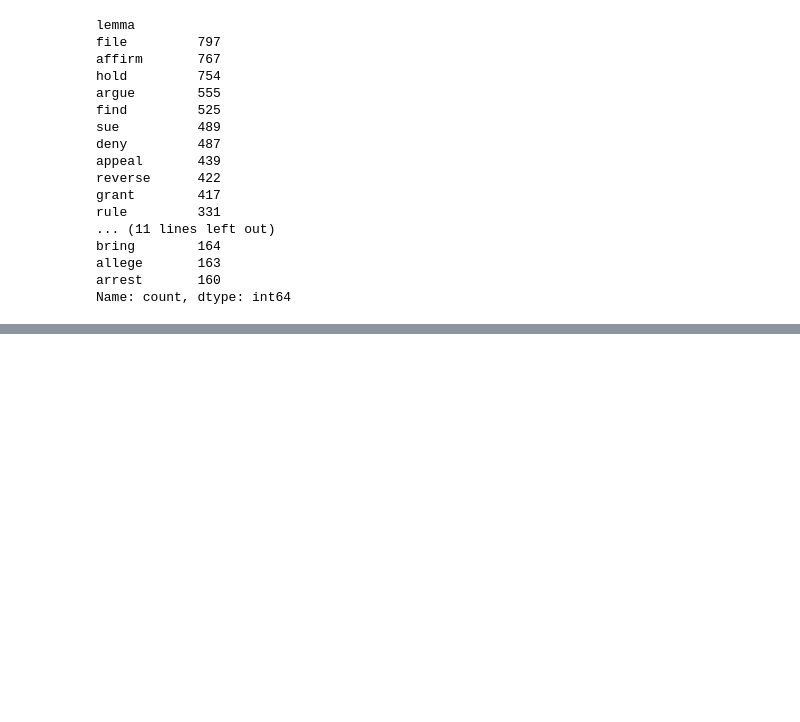
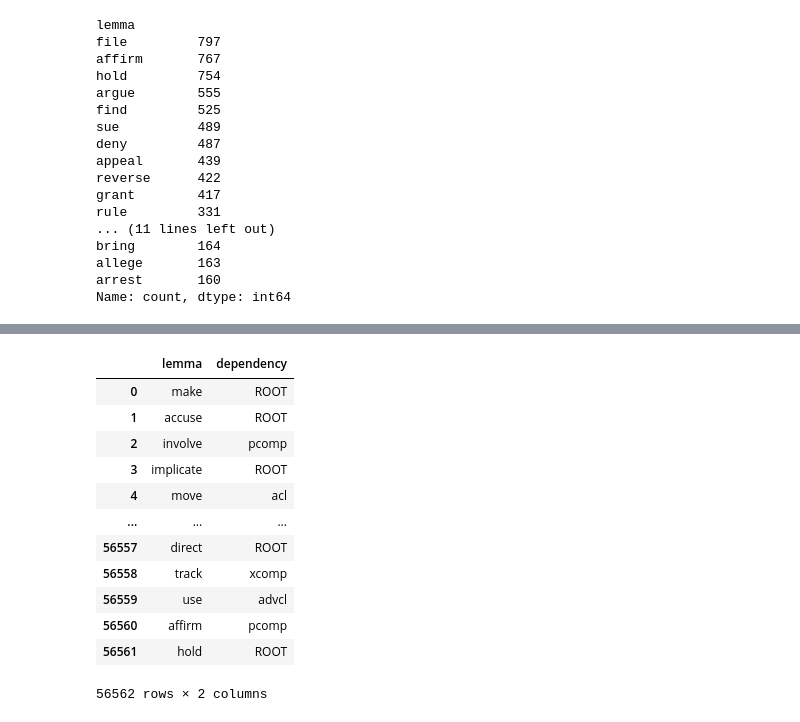
Before and after one commit to uyunho99/legal_prediction, a Jupyter notebook: spacy.ipynb, the cells around one changed output, grey strips where cells are left out. Cells and saved outputs as stored; diff of their text form; code cells hidden in the pictures; blank space fills up the shorter version.

```diff
--- a/spacy.ipynb
+++ b/spacy.ipynb
@@ -161,0 +324,13 @@ Name: count, dtype: int64
+# %%
+nlp = spacy.load('en_core_web_sm')
+
+enc_verb_list = []
+enc_verb_info_list = []
+
+for fact in train_df['new_facts']:
+    doc = nlp(fact.lower())
+    for token in doc:
+        if token.pos_ == 'VERB':
+            enc_verb_list.append(token.lemma_)
+            verb_info = {'lemma': token.lemma_, 'dependency': token.dep_}  # Save as a dictionary
+            enc_verb_info_list.append(verb_info)
@@ -161,0 +360,17 @@ Name: count, dtype: int64
+# %%
+enc_verb_info_df = pd.DataFrame(enc_verb_info_list)
+enc_verb_info_df
+# %% [output]
+|  | lemma | dependency |
+| 0 | make | ROOT |
+| 1 | accuse | ROOT |
+| 2 | involve | pcomp |
+| 3 | implicate | ROOT |
+| 4 | move | acl |
+| ... | ... | ... |
+| 56557 | direct | ROOT |
+| 56558 | track | xcomp |
+| 56559 | use | advcl |
+| 56560 | affirm | pcomp |
+| 56561 | hold | ROOT |
+56562 rows × 2 columns
```
Also changed, not shown: parts of 20 cells of this notebook.
